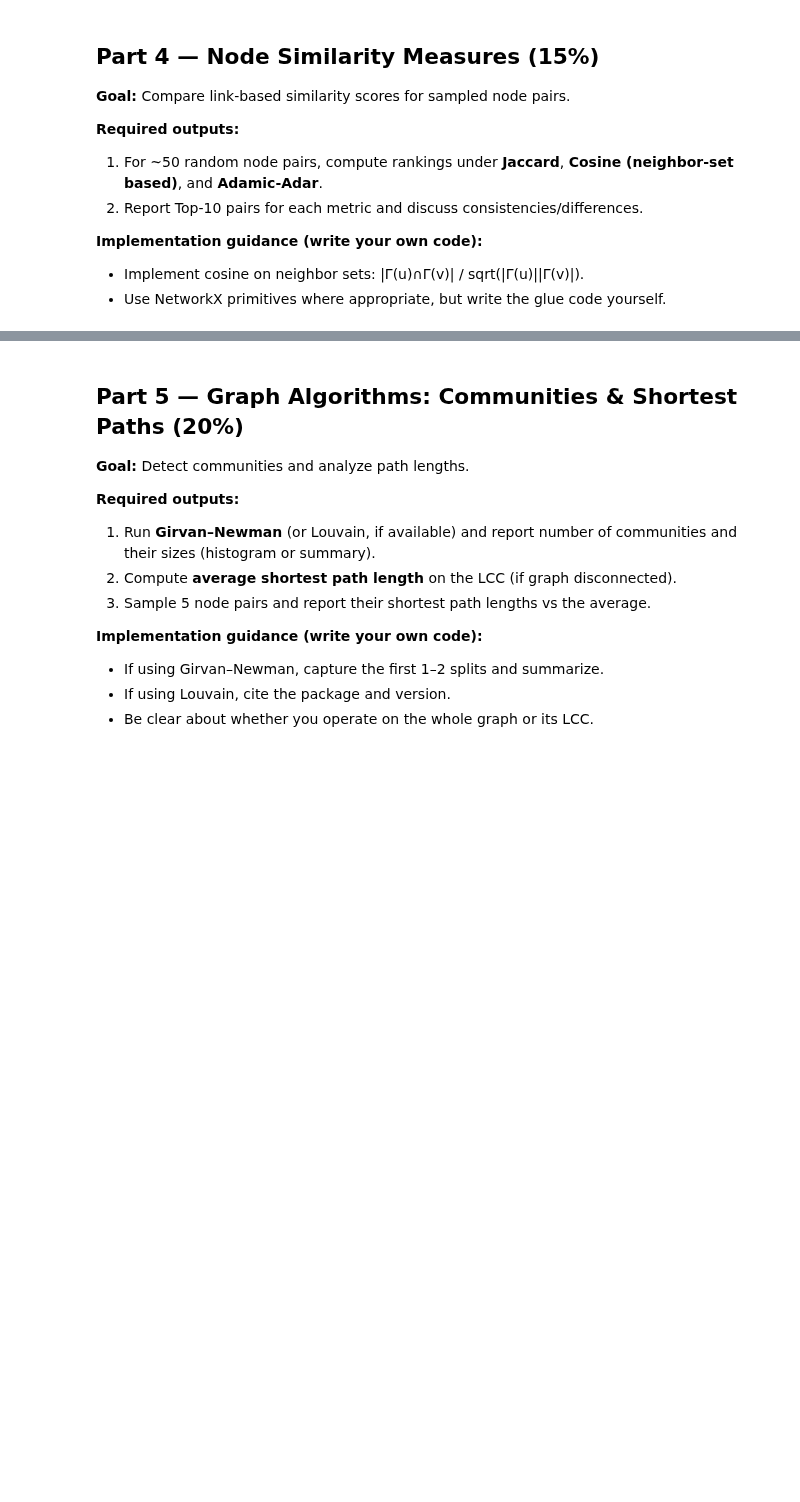
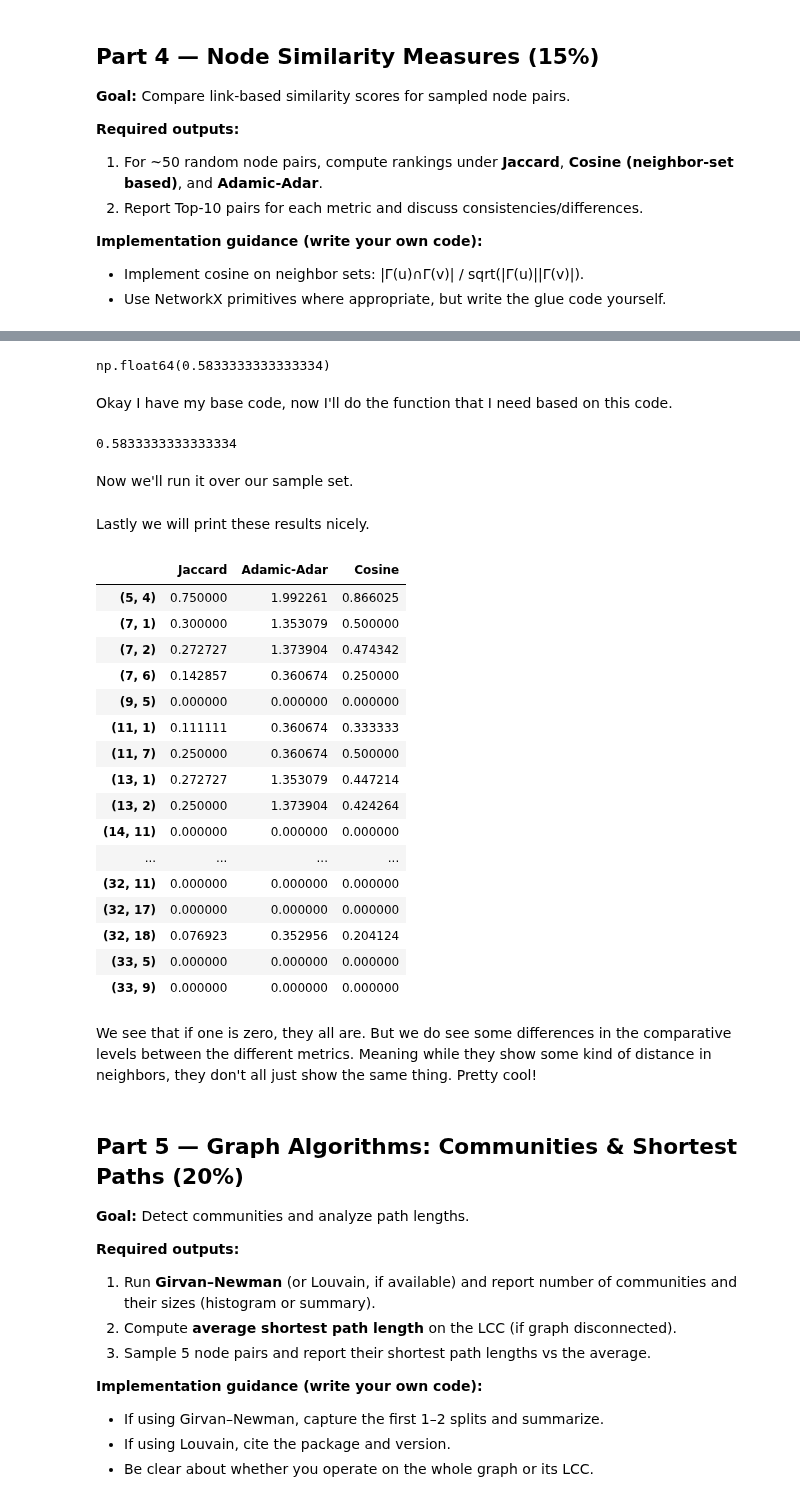
Before and after one commit to nurfnick/NetworkScience, a Jupyter notebook: HomeworkAssignments/Project2.ipynb, the cells around one changed output, grey strips where cells are left out. Cells and saved outputs as stored; diff of their text form; code cells hidden in the pictures; blank space fills up the shorter version.

```diff
--- a/HomeworkAssignments/Project2.ipynb
+++ b/HomeworkAssignments/Project2.ipynb
@@ -373,3 +403,73 @@ So based on this we expect 60.6\% to be balanced.  We are a bit beyond that so m
+# %%
+s1 = set()
+
+for i in G.neighbors(0):
+  s1.add(i)
+
+s2 = set()
+
+for i in G.neighbors(1):
+  s2.add(i)
+
+len(s1.intersection(s2))/np.sqrt(len(s1)*len(s2))
+# %% [output]
+np.float64(0.5833333333333334)
+# %% [markdown]
+Okay I have my base code, now I'll do the function that I need based on this code.
+# %%
+def cosineSimilary(G, u, v):
+  s1 = set()
+
+  for i in G.neighbors(u):
+    s1.add(i)
+
+  s2 = set()
+
+  for i in G.neighbors(v):
+    s2.add(i)
+
+  return float(len(s1.intersection(s2))/np.sqrt(len(s1)*len(s2)))
+
+cosineSimilary(G, 0, 1)
+# %% [output]
+0.5833333333333334
+# %% [markdown]
+Now we'll run it over our sample set.
+# %%
+cosineList = []
+
+for i in samplePairs:
+  cosineList.append(cosineSimilary(G, i[0], i[1]))
+# %% [markdown]
+Lastly we will print these results nicely.
+# %%
+np.stack((jclist, aalist, cosineList))
+
+
+
+df = pd.DataFrame(np.stack((jclist, aalist, cosineList)).T, columns = ['Jaccard', 'Adamic-Adar', 'Cosine'], index = samplePairs)
+
+df
+# %% [output]
+|  | Jaccard | Adamic-Adar | Cosine |
+| (5, 4) | 0.750000 | 1.992261 | 0.866025 |
+| (7, 1) | 0.300000 | 1.353079 | 0.500000 |
+| (7, 2) | 0.272727 | 1.373904 | 0.474342 |
+| (7, 6) | 0.142857 | 0.360674 | 0.250000 |
+| (9, 5) | 0.000000 | 0.000000 | 0.000000 |
+| (11, 1) | 0.111111 | 0.360674 | 0.333333 |
+| (11, 7) | 0.250000 | 0.360674 | 0.500000 |
+| (13, 1) | 0.272727 | 1.353079 | 0.447214 |
+| (13, 2) | 0.250000 | 1.373904 | 0.424264 |
+| (14, 11) | 0.000000 | 0.000000 | 0.000000 |
+| ... | ... | ... | ... |
+| (32, 11) | 0.000000 | 0.000000 | 0.000000 |
+| (32, 17) | 0.000000 | 0.000000 | 0.000000 |
+| (32, 18) | 0.076923 | 0.352956 | 0.204124 |
+| (33, 5) | 0.000000 | 0.000000 | 0.000000 |
+| (33, 9) | 0.000000 | 0.000000 | 0.000000 |
+# %% [markdown]
+We see that if one is zero, they all are.  But we do see some differences in the comparative levels between the different metrics.  Meaning while they show some kind of distance in neighbors, they don't all just show the same thing.  Pretty cool!
 # %% [markdown]
 
 ## Part 5 — Graph Algorithms: Communities & Shortest Paths (20%)
```
Also changed, not shown: parts of 15 cells of this notebook.
